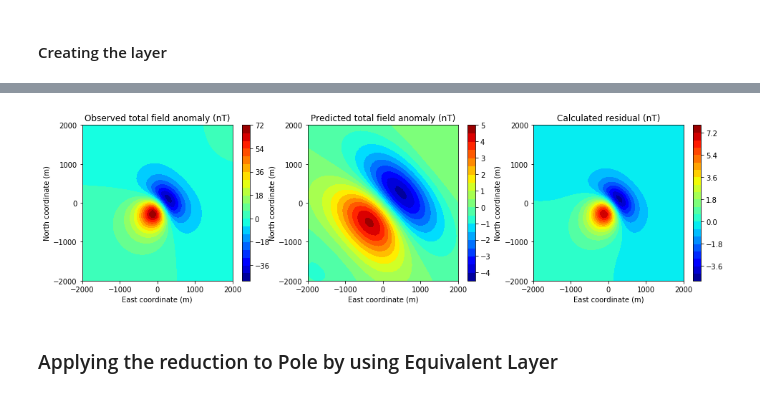
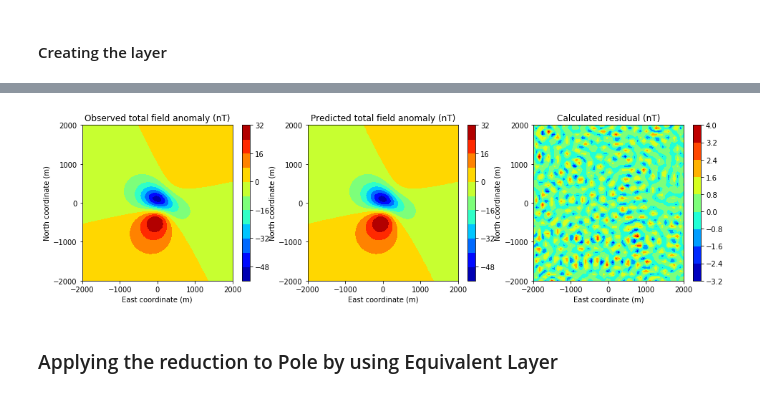
Before and after one commit to nelsondelimar/master, a Jupyter notebook: equivalent-layer.ipynb, the cells around one changed output, grey strips where cells are left out. Saved outputs shown, nothing was run; the diff lists cells and outputs as text; code cells hidden in the pictures.

Commit message:
Notebook for equivalent layer computation

```diff
--- a/equivalent-layer.ipynb
+++ b/equivalent-layer.ipynb
@@ -19,8 +19,8 @@ xo, yo, zo = regular_grid((-2000., 2000., -2000., 2000.), shape, -200.)
 # %%
 inc = 30.
 dec = 50.
-incs = 45.
-decs = 42.
+incs = 0.
+decs = 0.
 # %%
 #tfa = sphere_tfa(xo, yo, zo, (0., 0., 200., 150., 1.), inc, dec, incs, decs)
 tfp = prism_tf(xo, yo, zo, (-300., 150., -100., 280., 100., 750., 1.215), inc, dec, incs, decs)
@@ -49,7 +43,7 @@ TF = tfp.reshape(shape)
 # %% [markdown]
 #### Creating the layer
 # %%
-layer = layer((-2000., 2000., -2000., 2000.), shape, 500.)
+layer = layer((-2000., 2000., -2000., 2000.), shape, 700.)
 # %%
 mat = mat_mag(xo, yo, zo, layer, inc, dec, incs, decs)
 # %%
@@ -60,7 +54,7 @@ Trace of matrix: 7.33920640958e-05
 # %%
 I = numpy.identity(n**2)
 # %%
-vec = numpy.linalg.solve(numpy.dot(mat.T, mat) + (T**2)*I, numpy.dot(mat.T, tfp))
+vec = numpy.linalg.solve(numpy.dot(mat.T, mat) + (0.)*I, numpy.dot(mat.T, tfp))
 # %%
 predicted = numpy.dot(mat, vec)
 # %%
@@ -70,36 +64,36 @@ res, mean, deviation = residual(tfp, predicted)
 # %%
 pyplot.figure(figsize=(16, 4))
 
 pyplot.subplot(1, 3, 1)
-pyplot.contourf(yo.reshape(n,n), xo.reshape(n,n), tfp.reshape(n,n), 20, cmap = pyplot.cm.jet)
+pyplot.contourf(yo.reshape(n,n), xo.reshape(n,n), tfp.reshape(n,n), 10, cmap = pyplot.cm.jet)
 pyplot.title('Observed total field anomaly (nT)')
 pyplot.xlabel('East coordinate (m)')
 pyplot.ylabel('North coordinate (m)')
 pyplot.xticks(numpy.linspace(xo.min(), xo.max(), 5))
 pyplot.yticks(numpy.linspace(yo.min(), yo.max(), 5))
 pyplot.colorbar()
 
 pyplot.subplot(1, 3, 2)
-pyplot.contourf(yo.reshape(n,n), xo.reshape(n,n), predicted.reshape(n,n), 20, cmap = pyplot.cm.jet)
+pyplot.contourf(yo.reshape(n,n), xo.reshape(n,n), predicted.reshape(n,n), 10, cmap = pyplot.cm.jet)
 pyplot.title('Predicted total field anomaly (nT)')
 pyplot.xlabel('East coordinate (m)')
 pyplot.ylabel('North coordinate (m)')
 pyplot.xticks(numpy.linspace(xo.min(), xo.max(), 5))
 pyplot.yticks(numpy.linspace(yo.min(), yo.max(), 5))
 pyplot.colorbar()
 
 pyplot.subplot(1, 3, 3)
-pyplot.contourf(yo.reshape(n,n), xo.reshape(n,n), res.reshape(n,n), 20, cmap = pyplot.cm.jet)
+pyplot.contourf(yo.reshape(n,n), xo.reshape(n,n), res.reshape(n,n), 10, cmap = pyplot.cm.jet)
 pyplot.title('Calculated residual (nT)')
 pyplot.xlabel('East coordinate (m)')
 pyplot.ylabel('North coordinate (m)')
 pyplot.xticks(numpy.linspace(xo.min(), xo.max(), 5))
 pyplot.yticks(numpy.linspace(yo.min(), yo.max(), 5))
 pyplot.colorbar()
 
 pyplot.show()
 # %% [output]
-[figure, old version]
+[figure, new version]
 # %% [markdown]
 ### Applying the reduction to Pole by using Equivalent Layer
 # %%
```
Also changed, not shown: parts of 6 cells of this notebook.
